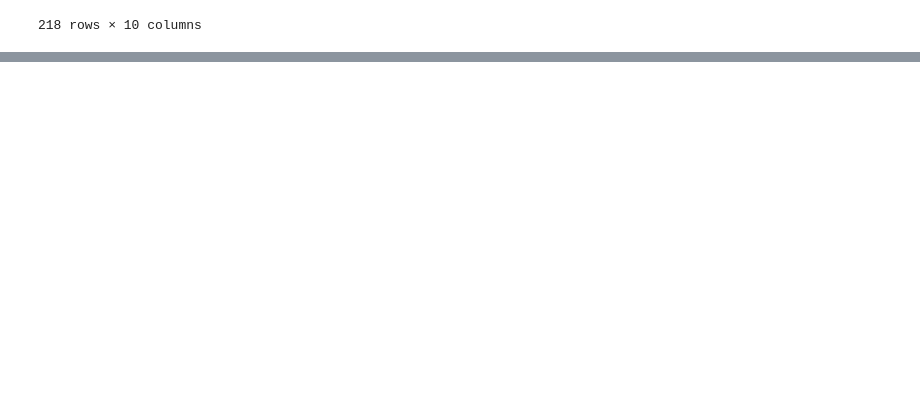
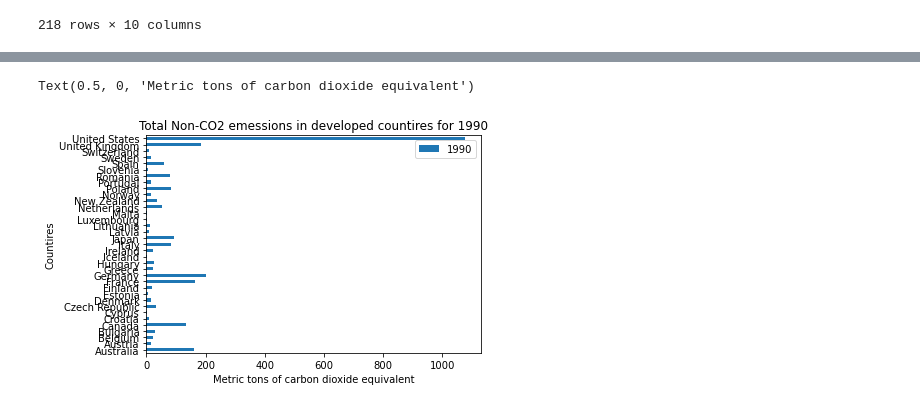
Before and after one commit to coreymcculley/Investigation-into-Carbon-Emmisions-and-Renenwable-Energy, a Jupyter notebook: rice bootcamp renewable resources project/non_co2_projections.ipynb, the cells around one changed output, grey strips where cells are left out. Saved outputs shown, nothing was run; the diff lists cells and outputs as text; code cells hidden in the pictures; blank space fills up the shorter version.

Commit message:
created bar charts and started to clean data for co2 emissions

```diff
--- a/rice bootcamp renewable resources project/non_co2_projections.ipynb
+++ b/rice bootcamp renewable resources project/non_co2_projections.ipynb
@@ -118,0 +112,8 @@ remuv_ending_rows
+# %%
+list_of_developed_countries_eu = ["Austria", "Belgium", "Denmark", "Finland", "France", "Germany", "Greece", "Ireland", "Italy", "Luxembourg", "Netherlands", "Portugal", "Spain", "Sweden", "United Kingdom",
+                                  "Bulgaria", "Croatia", "Cyprus", "Czech Republic", "Estonia", "Hungary", "Latvia", "Lithuania", "Malta", "Poland", "Romania", "Slovak Republic", "Slovenia",
+                                  "Iceland", "Norway", "Switzerland"]
+list_of_developed_countries_other = ["Australia", "Canada", "Japan", "New Zealand", "United States"]
+list_of_developed_countries = list_of_developed_countries_eu + list_of_developed_countries_other
+# %%
+nonco2_emissions_developed_countries = remuv_ending_rows[remuv_ending_rows["Name"].isin(list_of_developed_countries)]
@@ -118,0 +140,8 @@ remuv_ending_rows
+# %%
+hbar_1990 = nonco2_emissions_developed_countries.plot.barh(x='Name', y='1990')
+plt.title("Total Non-CO2 emessions in developed countires for 1990")
+plt.ylabel("Countires")
+plt.xlabel("Metric tons of carbon dioxide equivalent")
+# %% [output]
+Text(0.5, 0, 'Metric tons of carbon dioxide equivalent')
+[figure, added]
```
Also changed, not shown: parts of 14 cells of this notebook.
